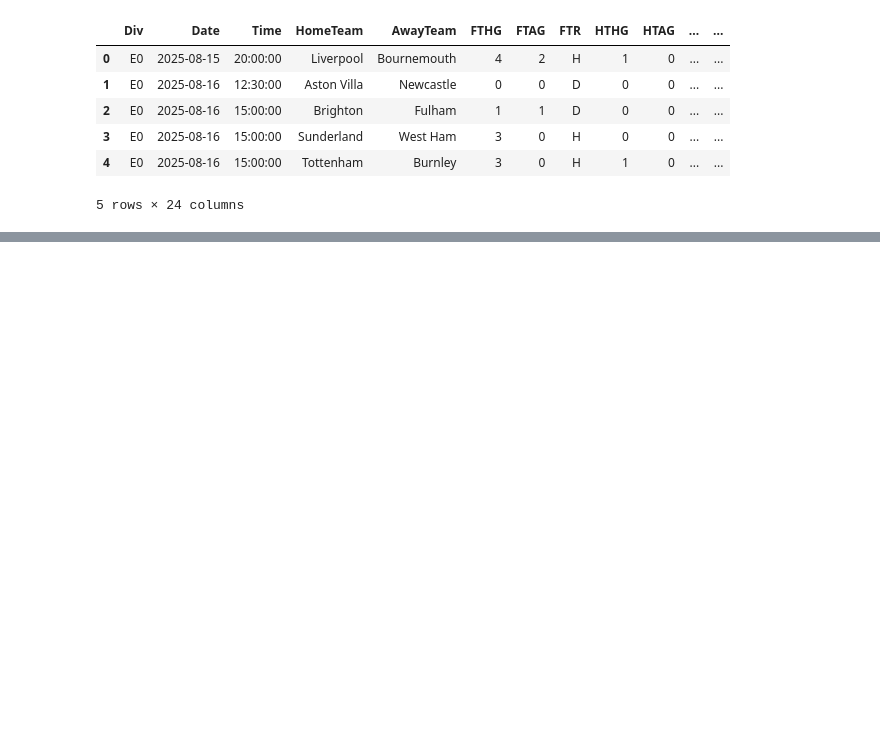
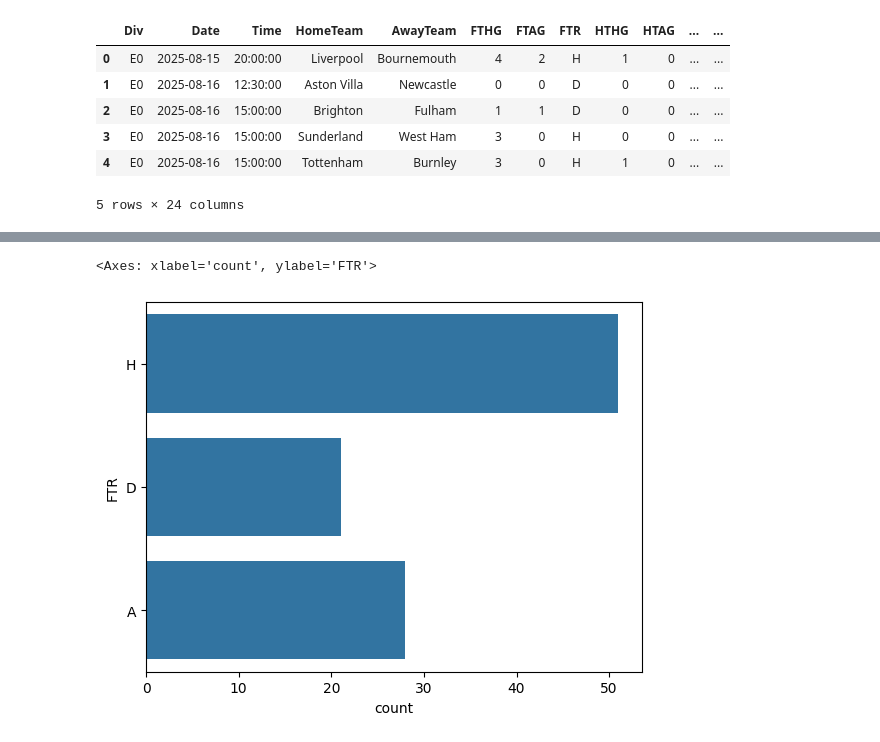
Before and after one commit to programmerNoobMaster/Football-Match-Pred, a Jupyter notebook: main.ipynb, the cells around one changed output, grey strips where cells are left out. Drawn from its saved outputs; the diff is of its cells as text; code cells hidden in the pictures; blank space fills up the shorter version.

```diff
--- a/main.ipynb
+++ b/main.ipynb
@@ -20,0 +58,5 @@ dfn.head()
+# %%
+sns.countplot(dfn['FTR'])
+# %% [output]
+<Axes: xlabel='count', ylabel='FTR'>
+[figure, added]
```
Also changed, not shown: parts of 8 cells of this notebook.
